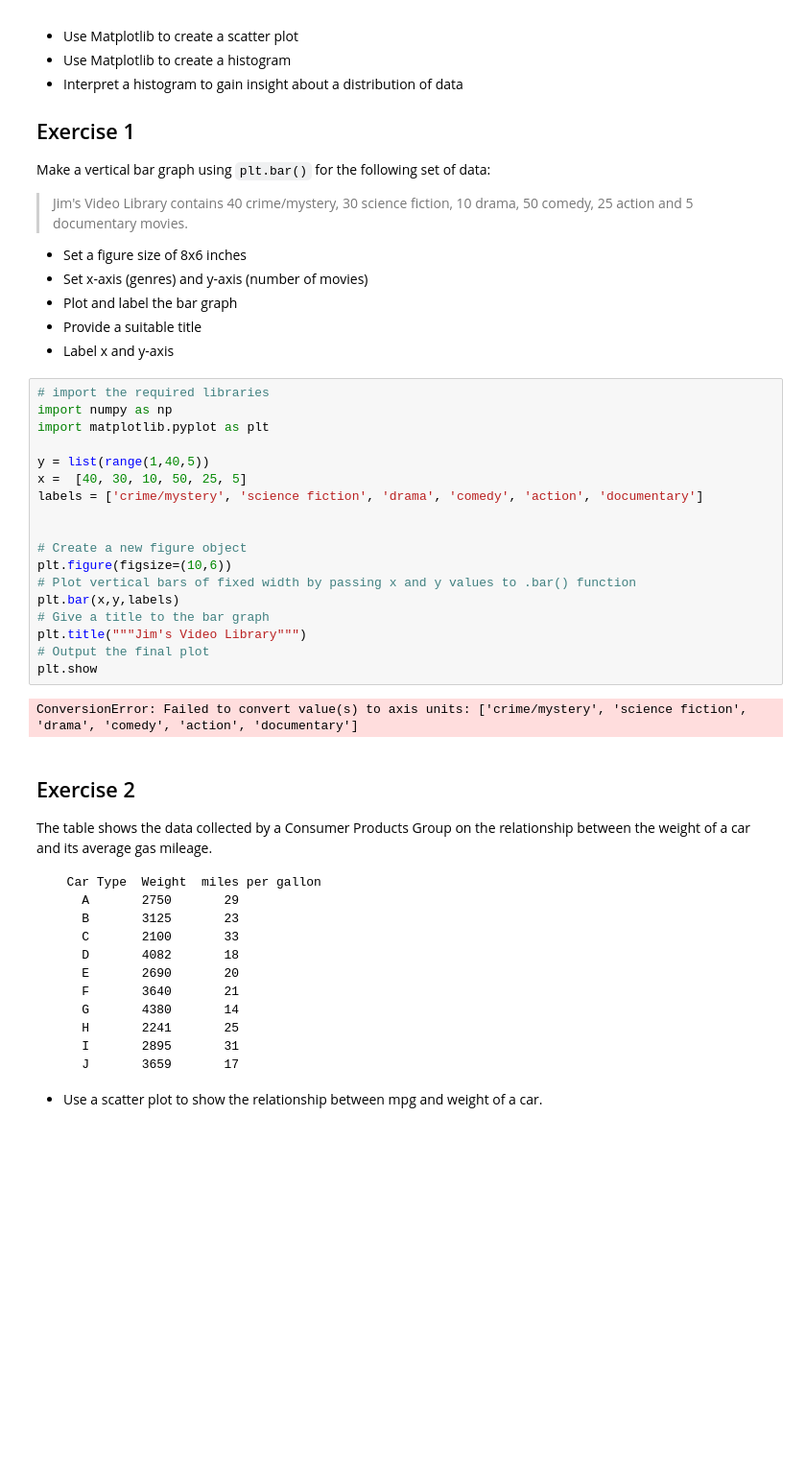
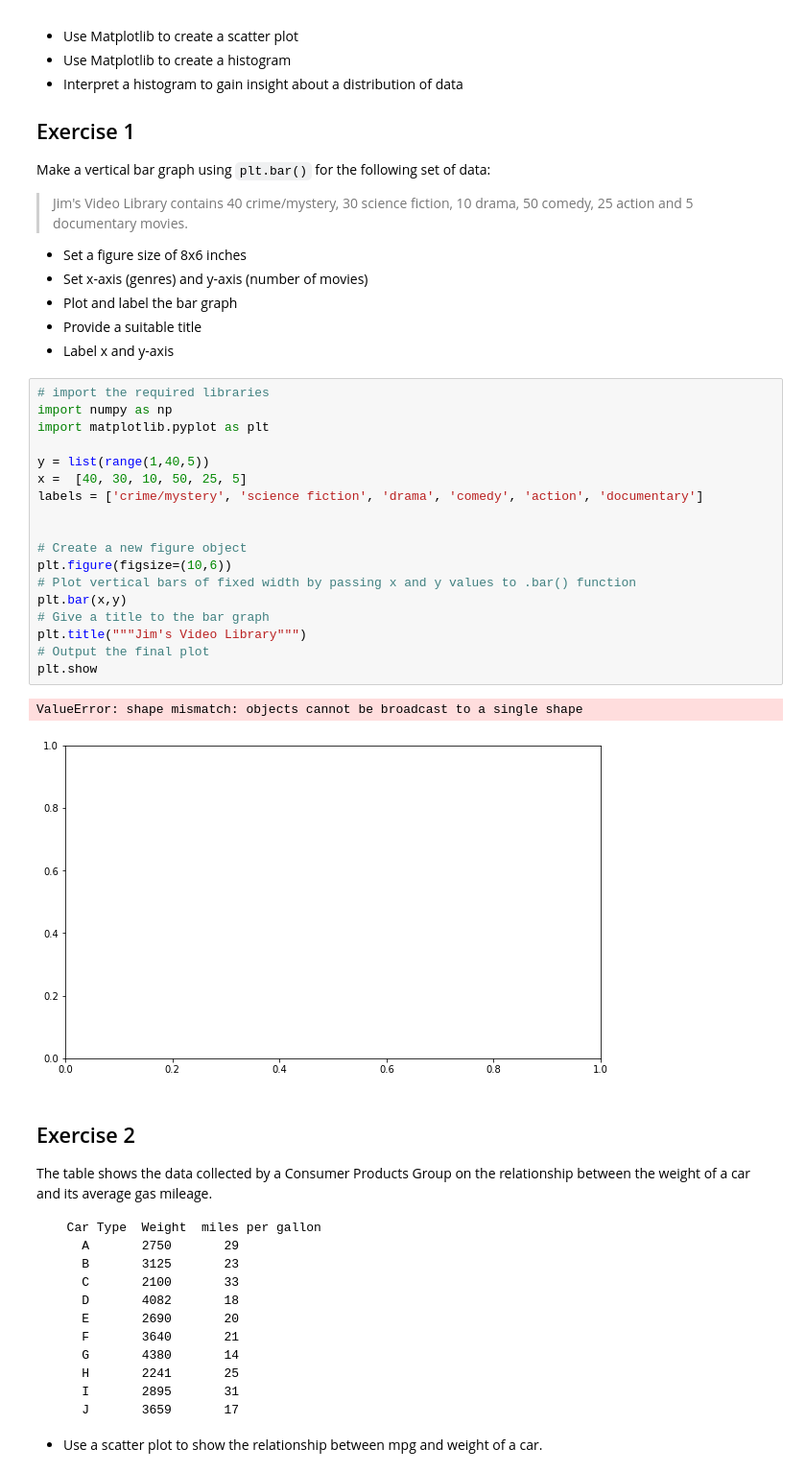
Before and after one commit to OsterMendel/dsc-data-viz-lab-nyc-ds-021720, a Jupyter notebook: index.ipynb, the cells around one changed output. Shown at 96% size. Drawn from its saved outputs; the diff is of its cells as text; blank space fills up the shorter version.

```diff
--- a/index.ipynb
+++ b/index.ipynb
@@ -24,23 +24,24 @@ Make a vertical bar graph using `plt.bar()` for the following set of data:
 # %%
 # import the required libraries
 import numpy as np
 import matplotlib.pyplot as plt
 
 y = list(range(1,40,5))
 x =  [40, 30, 10, 50, 25, 5]
 labels = ['crime/mystery', 'science fiction', 'drama', 'comedy', 'action', 'documentary']
 
 
 # Create a new figure object
 plt.figure(figsize=(10,6))
 # Plot vertical bars of fixed width by passing x and y values to .bar() function
-plt.bar(x,y,labels)
+plt.bar(x,y)
 # Give a title to the bar graph
 plt.title("""Jim's Video Library""")
 # Output the final plot
 plt.show
 # %% [output]
-ConversionError: Failed to convert value(s) to axis units: ['crime/mystery', 'science fiction', 'drama', 'comedy', 'action', 'documentary']
+ValueError: shape mismatch: objects cannot be broadcast to a single shape
+[figure, added]
 # %% [markdown]
 ## Exercise 2
 
```
